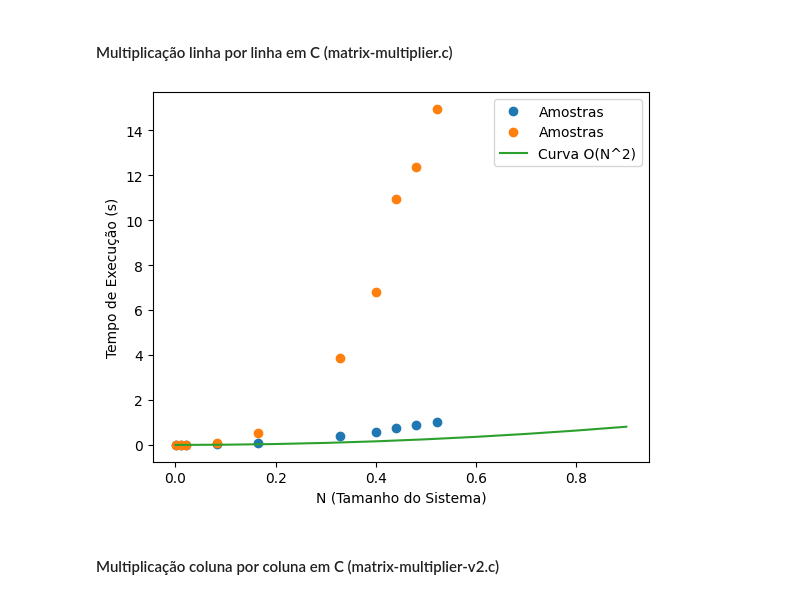
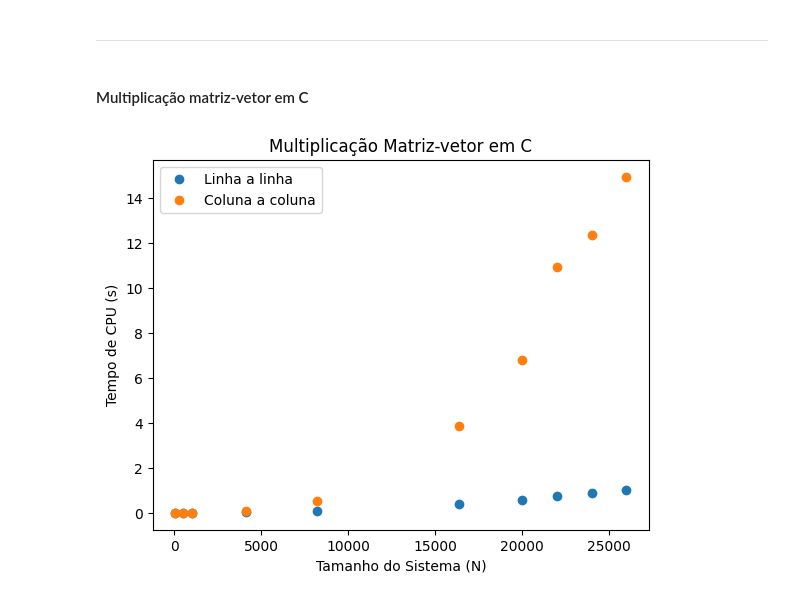
Before and after one commit to BarbaraCerqueira/CAD_Trabalho1_2023_1, a Jupyter notebook: Graficos/matrix-analysis.ipynb, the cells around one changed output. Drawn from its saved outputs; the diff is of its cells as text; code cells hidden in the pictures.

```diff
--- a/Graficos/matrix-analysis.ipynb
+++ b/Graficos/matrix-analysis.ipynb
@@ -7,48 +7,42 @@ ModuleNotFoundError: No module named 'sklearn'
+# %% [markdown]
+---
 # %% [markdown]
-#### Multiplicação linha por linha em C (matrix-multiplier.c)
+#### Multiplicação matriz-vetor em C
 # %%
-# Pontos a serem plotados
+# Tamanhos N de sistema testados
 x = [64,512,1024,4096,8192,16384,20000,22000,24000,26000]
 
-y = [0.000005,
+# Tempos de CPU para matrix-multiplier.c
+y1 = [0.000005,
     0.000462,
     0.001555,
     0.027021,
     0.100912,
     0.390086,
     0.591828,
     0.750809,
     0.875220,
     1.012646]
 
+# Tempos de CPU para matrix-multiplier-v2.c
 y2 = [0.000004,
     0.000558,
     0.002365,
     0.104276,
     0.540198,
     3.850278,
     6.792066,
     10.959658,
     12.350653,
     14.953834]
 
-x = x / np.linalg.norm(x)
-y = y
-y2 = y2
-
-# Curva da função n^2
-n = np.arange(0, 1, 0.1)
-t = n ** 2
-
 # Plotando os pontos e a curva da função n^2 no mesmo gráfico
-plt.plot(x, y, 'o', label='Amostras')
-plt.plot(x, y2, 'o', label='Amostras')
-plt.plot(n, t, '-', label='Curva O(N^2)')
-plt.xlabel('N (Tamanho do Sistema)')
-plt.ylabel('Tempo de Execução (s)')
+plt.plot(x, y1, 'o', label='Linha a linha')
+plt.plot(x, y2, 'o', label='Coluna a coluna')
+plt.xlabel('Tamanho do Sistema (N)')
+plt.ylabel('Tempo de CPU (s)')
 plt.legend()
+plt.title('Multiplicação Matriz-vetor em C')
 plt.show()
 # %% [output]
-[figure, old version]
+[figure, new version]
-# %% [markdown]
-#### Multiplicação coluna por coluna em C (matrix-multiplier-v2.c)
```
Also changed, not shown: parts of 10 cells of this notebook.
